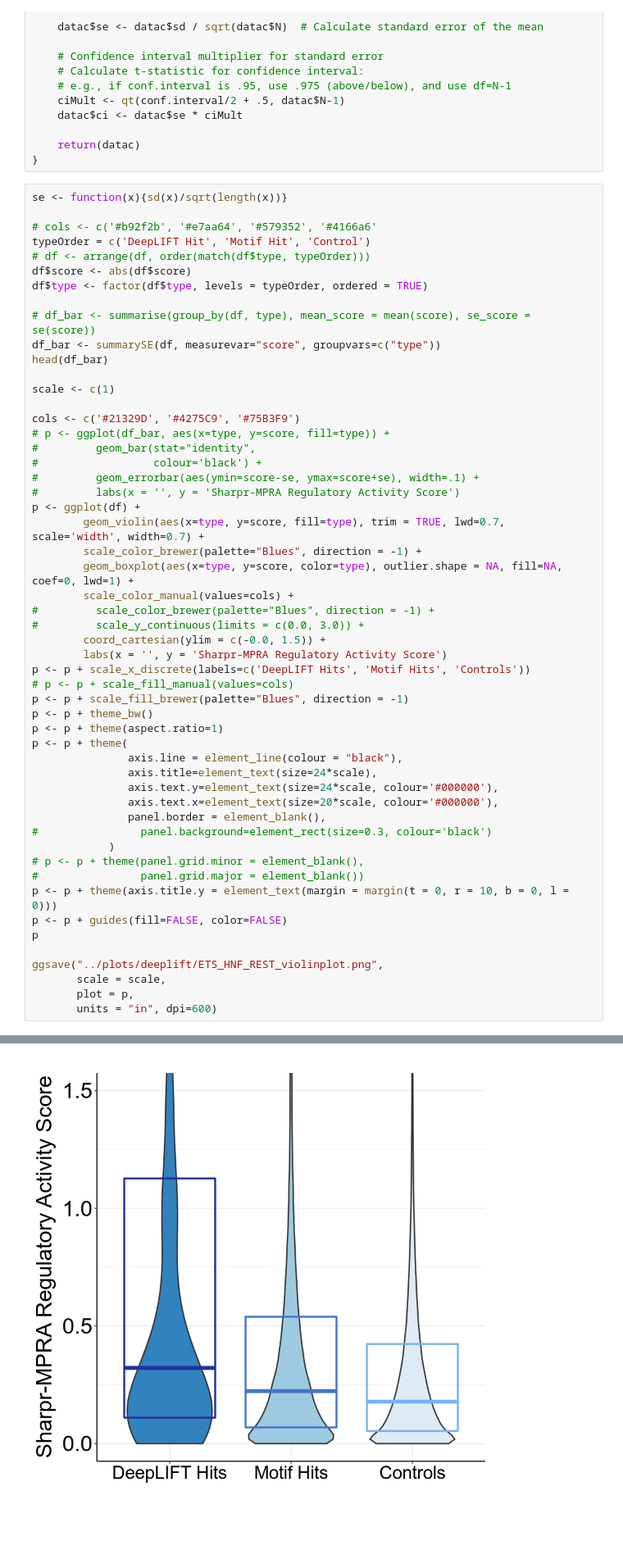
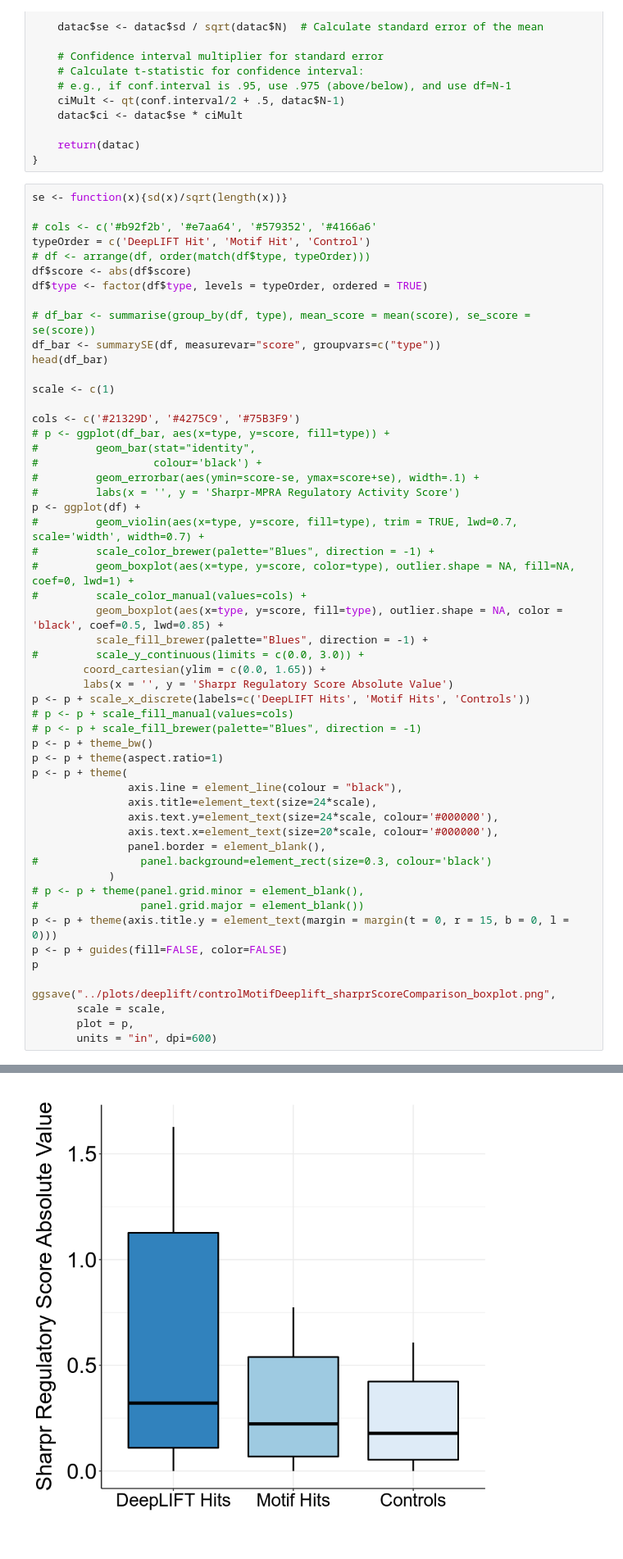
Before and after one commit to kundajelab/mpra, a Jupyter notebook: deeplearn/scripts/ggplot2 visualizations.ipynb, the cells around one changed output, grey strips where cells are left out. Shown at 82% size. Drawn from its saved outputs; the diff is of its cells as text.

```diff
--- a/deeplearn/scripts/ggplot2 visualizations.ipynb
+++ b/deeplearn/scripts/ggplot2 visualizations.ipynb
@@ -170,17 +170,18 @@ cols <- c('#21329D', '#4275C9', '#75B3F9')
 #         geom_errorbar(aes(ymin=score-se, ymax=score+se), width=.1) +
 #         labs(x = '', y = 'Sharpr-MPRA Regulatory Activity Score')
 p <- ggplot(df) +
-        geom_violin(aes(x=type, y=score, fill=type), trim = TRUE, lwd=0.7, scale='width', width=0.7) +
-        scale_color_brewer(palette="Blues", direction = -1) +
-        geom_boxplot(aes(x=type, y=score, color=type), outlier.shape = NA, fill=NA, coef=0, lwd=1) +
-        scale_color_manual(values=cols) +
+#         geom_violin(aes(x=type, y=score, fill=type), trim = TRUE, lwd=0.7, scale='width', width=0.7) +
 #         scale_color_brewer(palette="Blues", direction = -1) +
+#         geom_boxplot(aes(x=type, y=score, color=type), outlier.shape = NA, fill=NA, coef=0, lwd=1) +
+#         scale_color_manual(values=cols) +
+          geom_boxplot(aes(x=type, y=score, fill=type), outlier.shape = NA, color = 'black', coef=0.5, lwd=0.85) +
+          scale_fill_brewer(palette="Blues", direction = -1) +
 #         scale_y_continuous(limits = c(0.0, 3.0)) +
-        coord_cartesian(ylim = c(-0.0, 1.5)) +
-        labs(x = '', y = 'Sharpr-MPRA Regulatory Activity Score')
+        coord_cartesian(ylim = c(0.0, 1.65)) +
+        labs(x = '', y = 'Sharpr Regulatory Score Absolute Value')
 p <- p + scale_x_discrete(labels=c('DeepLIFT Hits', 'Motif Hits', 'Controls'))
 # p <- p + scale_fill_manual(values=cols)
-p <- p + scale_fill_brewer(palette="Blues", direction = -1)
+# p <- p + scale_fill_brewer(palette="Blues", direction = -1)
 p <- p + theme_bw()
 p <- p + theme(aspect.ratio=1)
 p <- p + theme(
@@ -193,11 +194,11 @@ p <- p + theme(
             )
 # p <- p + theme(panel.grid.minor = element_blank(),
 #                panel.grid.major = element_blank())
-p <- p + theme(axis.title.y = element_text(margin = margin(t = 0, r = 10, b = 0, l = 0)))
+p <- p + theme(axis.title.y = element_text(margin = margin(t = 0, r = 15, b = 0, l = 0)))
 p <- p + guides(fill=FALSE, color=FALSE)
 p
 
-ggsave("../plots/deeplift/ETS_HNF_REST_violinplot.png",
+ggsave("../plots/deeplift/controlMotifDeeplift_sharprScoreComparison_boxplot.png",
        scale = scale,
        plot = p,
        units = "in", dpi=600)
@@ -211,2 +210,2 @@ which will replace the existing scale.
 Saving 6.67 x 6.67 in image
-[figure, old version]
+[figure, new version]
```
Also changed, not shown: parts of 3 cells of this notebook, 3 other files.
